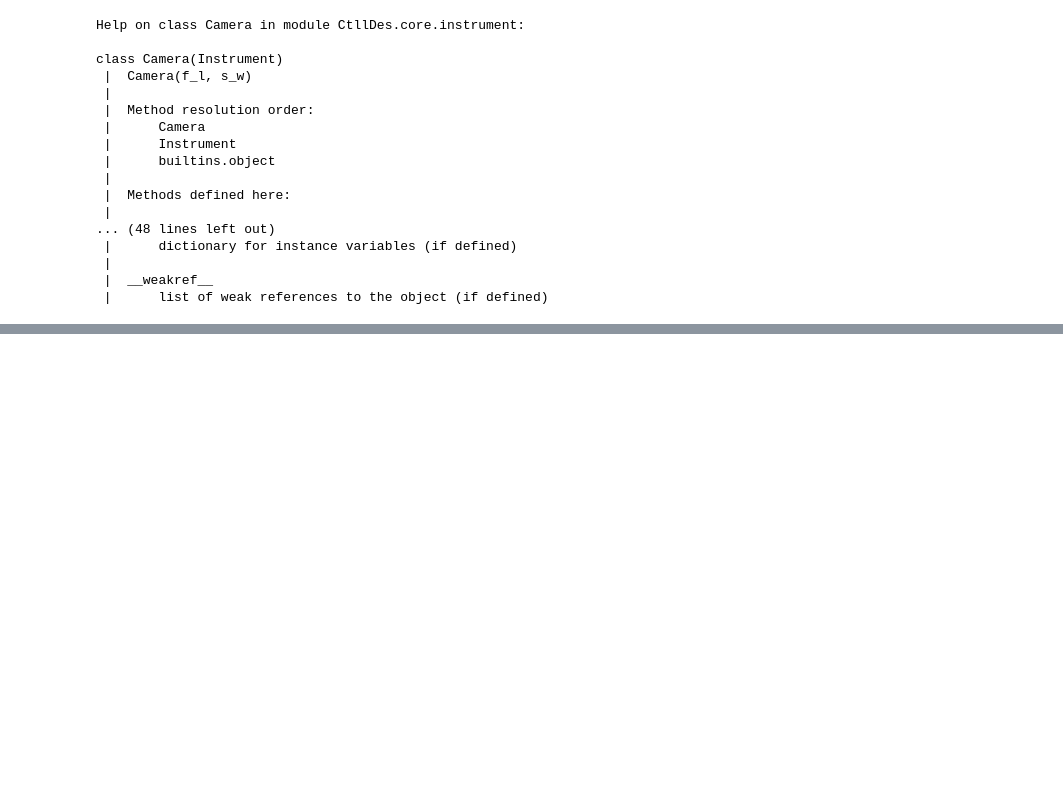
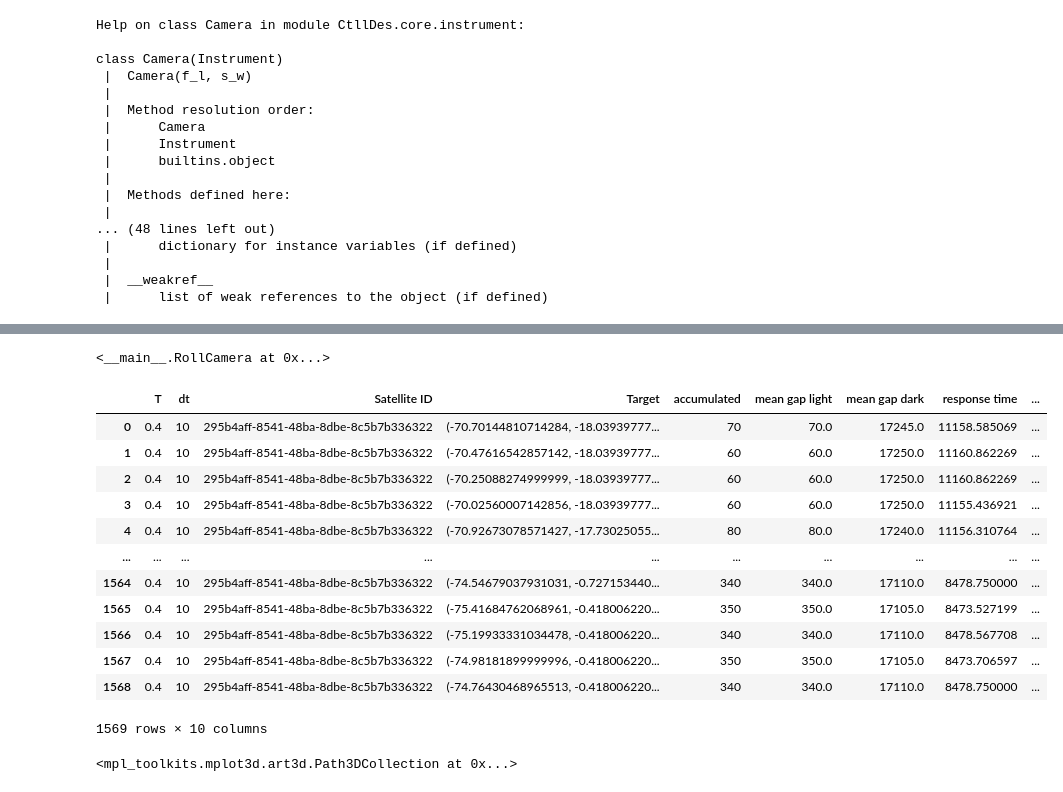
Before and after one commit to ivanbelenky/Ctll, a Jupyter notebook: notebooks/Coverage Analysis.ipynb, the cells around one changed output, grey strips where cells are left out. Cells and saved outputs as stored; diff of their text form; code cells hidden in the pictures; blank space fills up the shorter version.

Commit message:
Roll added, noteboks updated

```diff
--- a/notebooks/Coverage Analysis.ipynb
+++ b/notebooks/Coverage Analysis.ipynb
@@ -302,3 +373,38 @@ class Camera(Instrument)
  |
  |  __weakref__
  |      list of weak references to the object (if defined)
+# %%
+from CtllDes.requests.coverage import symmetric_with_roll
+
+#What does exactly symmetric_disk do?
+help(symmetric_with_roll)
+
+
+
+#A more realistic Instrument that uses one of the few coverage methods already written.
+
+class RollCamera(Instrument):
+    def __init__(self,FOV,roll_angle):
+        """Constructor for RollCamera.
+
+        Parameters
+        ----------
+        FOV : ~astropy.units.quantity.Quantity
+            field of view, angle quantity
+        roll_angle : ~astropy.units.quantity.Quantity
+            maximum rolling angle
+        """
+
+        super().__init__()
+        self.FOV = FOV.to(u.rad)
+        self.roll = roll_angle.to(u.rad)
+
+    def coverage(self, lons, lats, r, v, target, R):
+        return symmetric_with_roll(self.FOV,
+                                      lons,
+                                      lats,
+                                      r,
+                                      v,
+                                      target,
+                                      R,
+                                      roll_angle = self.roll)
@@ -304,0 +422,25 @@ class Camera(Instrument)
+# %%
+roll_cam = RollCamera(0.15*u.rad,15*u.deg)
+sat.update_instruments(roll_cam, f=True)
+sat.instruments[0]
+# %% [output]
+<__main__.RollCamera at 0x...>
+# %%
+roll_cov = Coverages.from_sat(sat,tgts,0.4, dt=10, drag=False, J2=True)
+# %%
+rollcovdf = roll_cov.to_df()
+rollcovdf
+# %% [output]
+|  | T | dt | Satellite ID | Target | accumulated | mean gap light | mean gap dark | response time | ... |
+| 0 | 0.4 | 10 | 295b4aff-8541-48ba-8dbe-8c5b7b336322 | (-70.70144810714284, -18.03939777... | 70 | 70.0 | 17245.0 | 11158.585069 | ... |
+| 1 | 0.4 | 10 | 295b4aff-8541-48ba-8dbe-8c5b7b336322 | (-70.47616542857142, -18.03939777... | 60 | 60.0 | 17250.0 | 11160.862269 | ... |
+| 2 | 0.4 | 10 | 295b4aff-8541-48ba-8dbe-8c5b7b336322 | (-70.25088274999999, -18.03939777... | 60 | 60.0 | 17250.0 | 11160.862269 | ... |
+| 3 | 0.4 | 10 | 295b4aff-8541-48ba-8dbe-8c5b7b336322 | (-70.02560007142856, -18.03939777... | 60 | 60.0 | 17250.0 | 11155.436921 | ... |
+| 4 | 0.4 | 10 | 295b4aff-8541-48ba-8dbe-8c5b7b336322 | (-70.92673078571427, -17.73025055... | 80 | 80.0 | 17240.0 | 11156.310764 | ... |
+| ... | ... | ... | ... | ... | ... | ... | ... | ... | ... |
+| 1564 | 0.4 | 10 | 295b4aff-8541-48ba-8dbe-8c5b7b336322 | (-74.54679037931031, -0.727153440... | 340 | 340.0 | 17110.0 | 8478.750000 | ... |
+| 1565 | 0.4 | 10 | 295b4aff-8541-48ba-8dbe-8c5b7b336322 | (-75.41684762068961, -0.418006220... | 350 | 350.0 | 17105.0 | 8473.527199 | ... |
+| 1566 | 0.4 | 10 | 295b4aff-8541-48ba-8dbe-8c5b7b336322 | (-75.19933331034478, -0.418006220... | 340 | 340.0 | 17110.0 | 8478.567708 | ... |
+| 1567 | 0.4 | 10 | 295b4aff-8541-48ba-8dbe-8c5b7b336322 | (-74.98181899999996, -0.418006220... | 350 | 350.0 | 17105.0 | 8473.706597 | ... |
+| 1568 | 0.4 | 10 | 295b4aff-8541-48ba-8dbe-8c5b7b336322 | (-74.76430468965513, -0.418006220... | 340 | 340.0 | 17110.0 | 8478.750000 | ... |
+1569 rows × 10 columns
@@ -304,0 +460,18 @@ class Camera(Instrument)
+# %%
+fig1 = plt.figure(figsize=(10,10))
+ax1 = fig1.add_subplot(projection='3d')
+ax1.plot_trisurf(target_lons, target_lats, roll_accum,
+               antialiased=False,cmap='viridis')
+ax1.set_title("Coverage over Perú")
+ax1.set_xlabel("longitude [°]")
+ax1.set_ylabel("latitude [°]")
+ax1.set_zlabel("Accumulated time of coverage, normalized")
+
+ax1.set_xlim(min(target_lons),max(target_lons))
+ax1.set_ylim(min(target_lats),max(target_lats))
+ax1.set_zlim(min(roll_accum),max(roll_accum))
+
+ax1.scatter(target_lons,target_lats, np.zeros(len(target_lons)),
+           s=100,c='k')
+# %% [output]
+<mpl_toolkits.mplot3d.art3d.Path3DCollection at 0x...>
```
Also changed, not shown: parts of 17 cells of this notebook, 7 other files.
